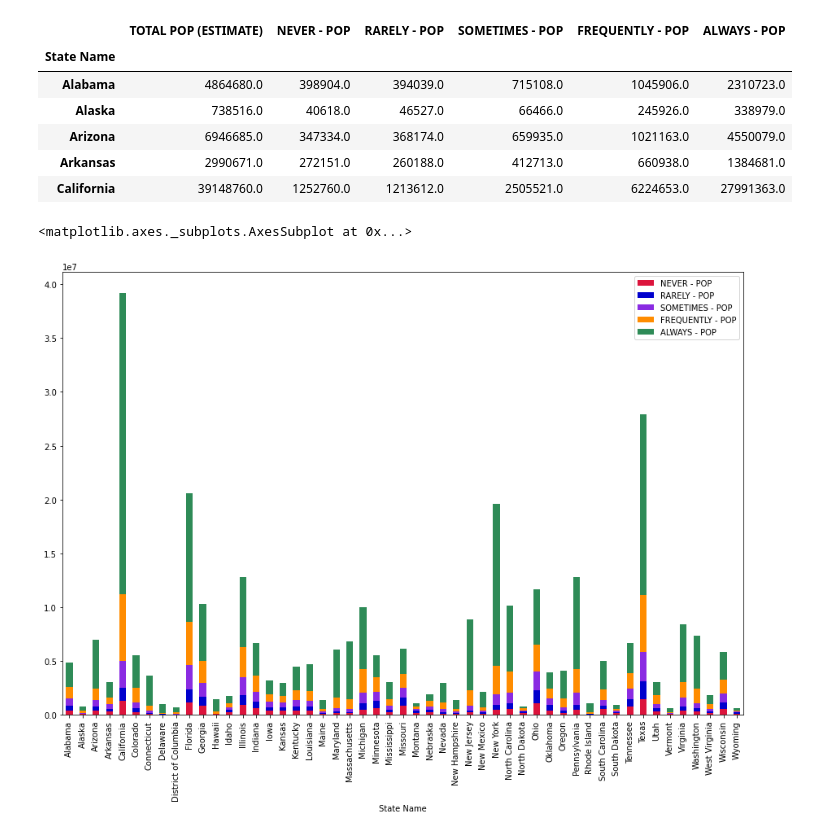
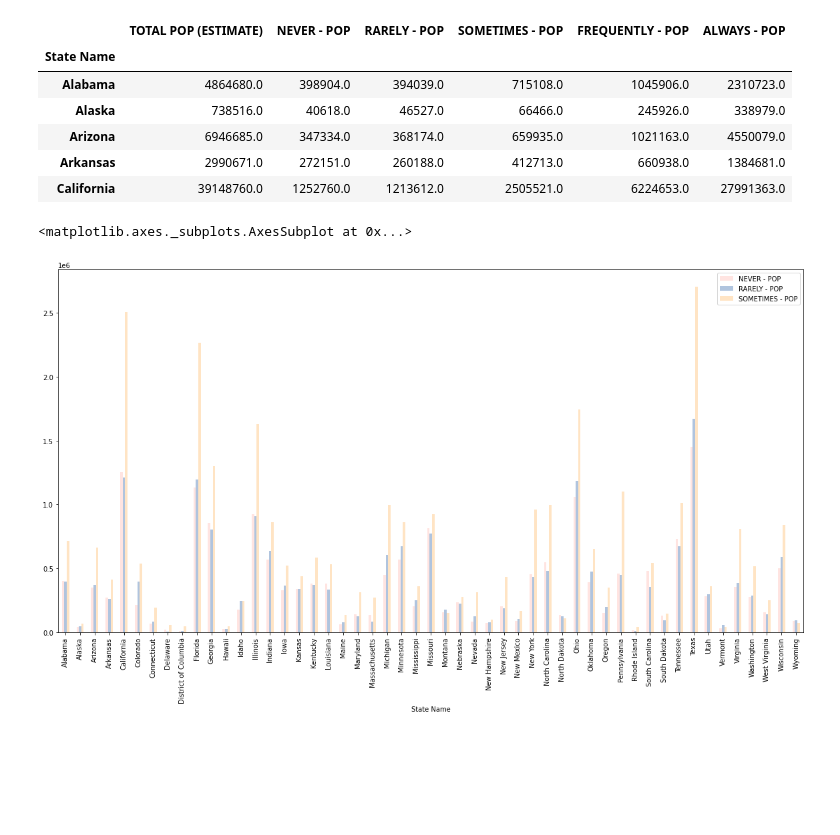
Before and after one commit to havyjavy/Healthcare-and-Covid-19, a Jupyter notebook: CensusData/Census_TotalPopulation.ipynb, the cells around one changed output. Saved outputs shown, nothing was run; the diff lists cells and outputs as text; code cells hidden in the pictures; blank space fills up the shorter version.

```diff
--- a/CensusData/Census_TotalPopulation.ipynb
+++ b/CensusData/Census_TotalPopulation.ipynb
@@ -110,7 +110,7 @@ census_TotalPop_sorted.head()
 | 3 | Bibb County, Alabama | 01 | 007 | 22527.0 | 01007 | Alabama | Bibb County |
 | 4 | Blount County, Alabama | 01 | 009 | 57645.0 | 01009 | Alabama | Blount County |
 # %%
-infile = os.path.join("covid-19-data-master", "mask-use", "mask-use-by-county.csv" )
+infile = os.path.join("..", "NY_Times_Data", "mask-use-by-county.csv" )
 nytimes_mask_data = pd.read_csv(infile)
 # nytimes_mask_data.dtypes
 nytimes_mask_data['COUNTYFP'] = nytimes_mask_data['COUNTYFP'].astype(str)
@@ -172,10 +172,10 @@ nytimesmaskcensus_stats_pop.head()
 | Arkansas | 2990671.0 | 272151.0 | 260188.0 | 412713.0 | 660938.0 | 1384681.0 |
 | California | 39148760.0 | 1252760.0 | 1213612.0 | 2505521.0 | 6224653.0 | 27991363.0 |
 # %%
-colors = ['crimson', 'mediumblue','blueviolet', 'darkorange', 'seagreen', 'gold' ]
+colors = ['mistyrose', 'lightsteelblue','bisque', 'darkorange', 'seagreen', 'gold' ]
 
-nytimesmaskcensus_stats_pop.plot(kind='bar', y = ['NEVER - POP', 'RARELY - POP', 'SOMETIMES - POP', 'FREQUENTLY - POP', 'ALWAYS - POP'],
-                                 stacked=True, figsize=(15,10), color=colors)
+nytimesmaskcensus_stats_pop.plot(kind='bar', y = ['NEVER - POP', 'RARELY - POP','SOMETIMES - POP' ],
+                                 figsize=(20,10), color=colors)
 # %% [output]
 <matplotlib.axes._subplots.AxesSubplot at 0x...>
-[figure, old version]
+[figure, new version]
```
Also changed, not shown: 2 other files.
